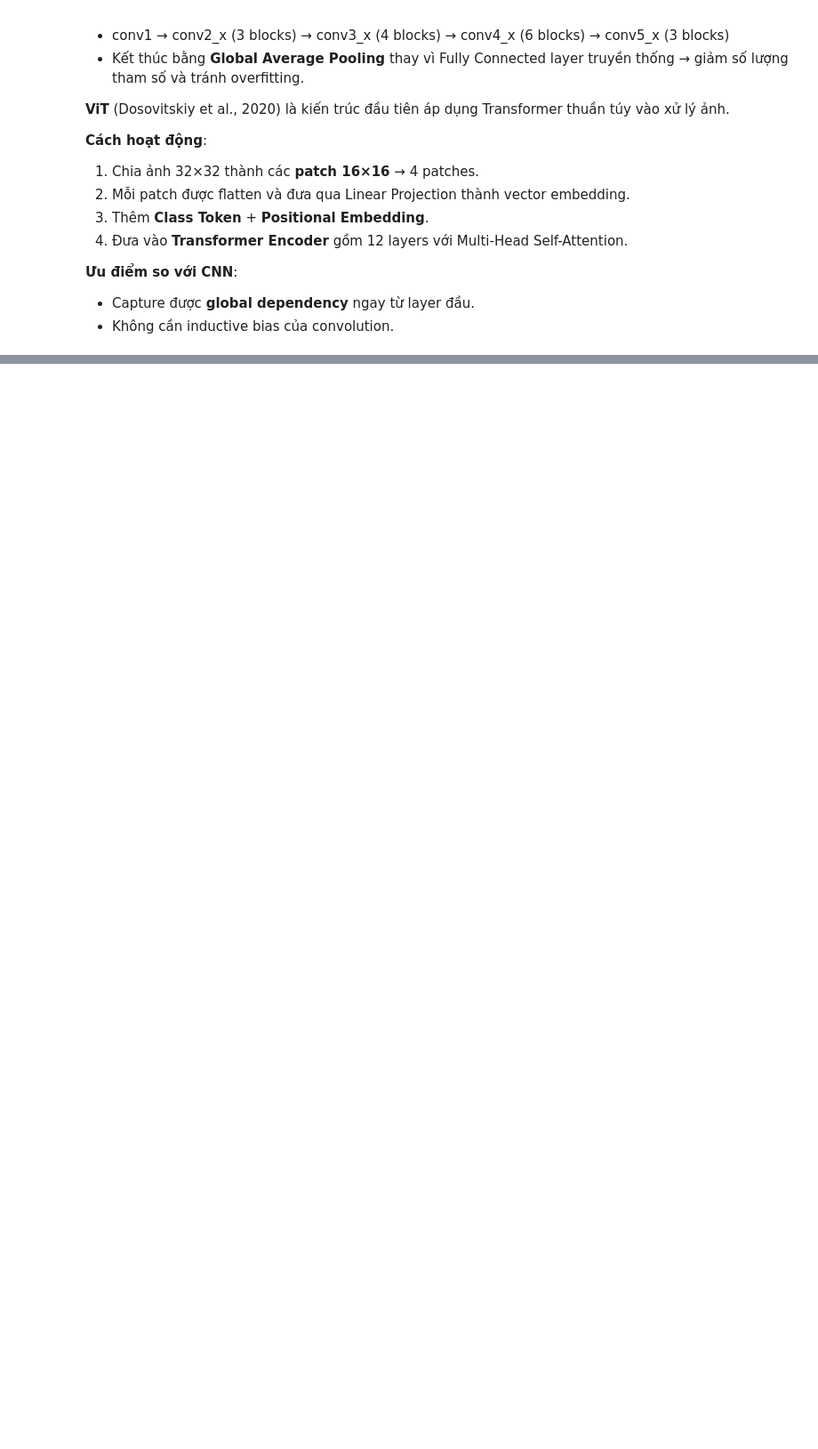
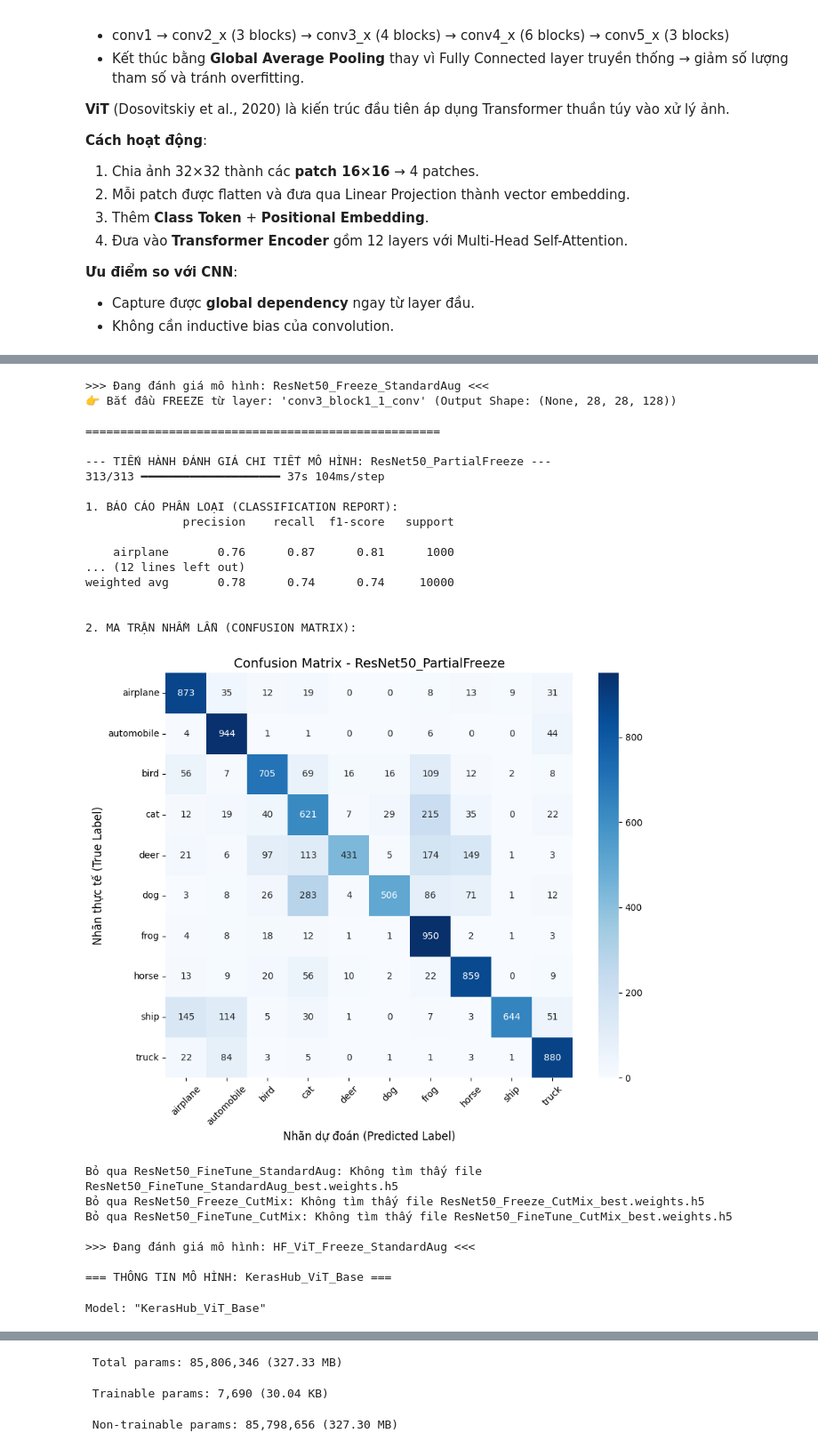
Before and after one commit to bngiahuy/DL-ComputerVision-HCMUT-252, a Jupyter notebook: CIFAR_10.ipynb, the cells around one changed output, grey strips where cells are left out. Shown at 89% size. Cells and saved outputs as stored; diff of their text form; code cells hidden in the pictures; blank space fills up the shorter version.

```diff
--- a/CIFAR_10.ipynb
+++ b/CIFAR_10.ipynb
@@ -823,0 +954,58 @@ Mô hình đạt kết quả tốt nhất thường là **ResNet50 Fine-tune + C
+# %%
+import os
+
+# Danh sách các mô hình và hàm khởi tạo tương ứng
+model_eval_configs = [
+    {"name": "ResNet50_Freeze_StandardAug", "builder": lambda: build_resnet50_model(input_shape, num_classes, weights=None, freeze_backbone=True)},
+    {"name": "ResNet50_FineTune_StandardAug", "builder": lambda: build_resnet50_cifar(input_shape, num_classes, freeze_backbone=False)},
+    {"name": "ResNet50_Freeze_CutMix", "builder": lambda: build_resnet50_model(input_shape, num_classes, weights=None, freeze_backbone=True)},
+    {"name": "ResNet50_FineTune_CutMix", "builder": lambda: build_resnet50_cifar(input_shape, num_classes, freeze_backbone=False)},
+    {"name": "HF_ViT_Freeze_StandardAug", "builder": lambda: build_keras_hub_vit(input_shape, num_classes, freeze_backbone=True)},
+    {"name": "HF_ViT_FineTune_StandardAug", "builder": lambda: build_keras_hub_vit(input_shape, num_classes, freeze_backbone=False)},
+    {"name": "HF_ViT_FineTune_CutMix", "builder": lambda: build_keras_hub_vit(input_shape, num_classes, freeze_backbone=False)},
+    {"name": "HF_ViT_Freeze_CutMix", "builder": lambda: build_keras_hub_vit(input_shape, num_classes, freeze_backbone=True)},
+]
+
+for config in model_eval_configs:
+    weights_path = f"{config['name']}_best.weights.h5"
+
+    if os.path.exists(weights_path):
+        print(f"\n>>> Đang đánh giá mô hình: {config['name']} <<<")
+        try:
+            # Khởi tạo lại kiến trúc mô hình
+            eval_model = config['builder']()
+            # Load trọng số đã lưu
+            eval_model.load_weights(weights_path)
+            # Gọi hàm evaluate chi tiết
+            evaluate_model_metrics(eval_model, X_test, y_test_cat, label_names)
+        except Exception as e:
+            print(f"Lỗi khi load mô hình {config['name']}: {e}")
+    else:
+        print(f"Bỏ qua {config['name']}: Không tìm thấy file {weights_path}")
+# %% [output]
+>>> Đang đánh giá mô hình: ResNet50_Freeze_StandardAug <<<
+👉 Bắt đầu FREEZE từ layer: 'conv3_block1_1_conv' (Output Shape: (None, 28, 28, 128))
+
+===================================================
+
+--- TIẾN HÀNH ĐÁNH GIÁ CHI TIẾT MÔ HÌNH: ResNet50_PartialFreeze ---
+313/313 ━━━━━━━━━━━━━━━━━━━━ 37s 104ms/step
+
+1. BÁO CÁO PHÂN LOẠI (CLASSIFICATION REPORT):
+              precision    recall  f1-score   support
+
+    airplane       0.76      0.87      0.81      1000
+... (12 lines left out)
+weighted avg       0.78      0.74      0.74     10000
+
+
+2. MA TRẬN NHẦM LẪN (CONFUSION MATRIX):
+[figure, added]
+Bỏ qua ResNet50_FineTune_StandardAug: Không tìm thấy file ResNet50_FineTune_StandardAug_best.weights.h5
+Bỏ qua ResNet50_Freeze_CutMix: Không tìm thấy file ResNet50_Freeze_CutMix_best.weights.h5
+Bỏ qua ResNet50_FineTune_CutMix: Không tìm thấy file ResNet50_FineTune_CutMix_best.weights.h5
+
+>>> Đang đánh giá mô hình: HF_ViT_Freeze_StandardAug <<<
+
+=== THÔNG TIN MÔ HÌNH: KerasHub_ViT_Base ===
+Model: "KerasHub_ViT_Base"
@@ -823,0 +1029,3 @@ Mô hình đạt kết quả tốt nhất thường là **ResNet50 Fine-tune + C
+ Total params: 85,806,346 (327.33 MB)
+ Trainable params: 7,690 (30.04 KB)
+ Non-trainable params: 85,798,656 (327.30 MB)
```
Also changed, not shown: parts of 19 cells of this notebook.
